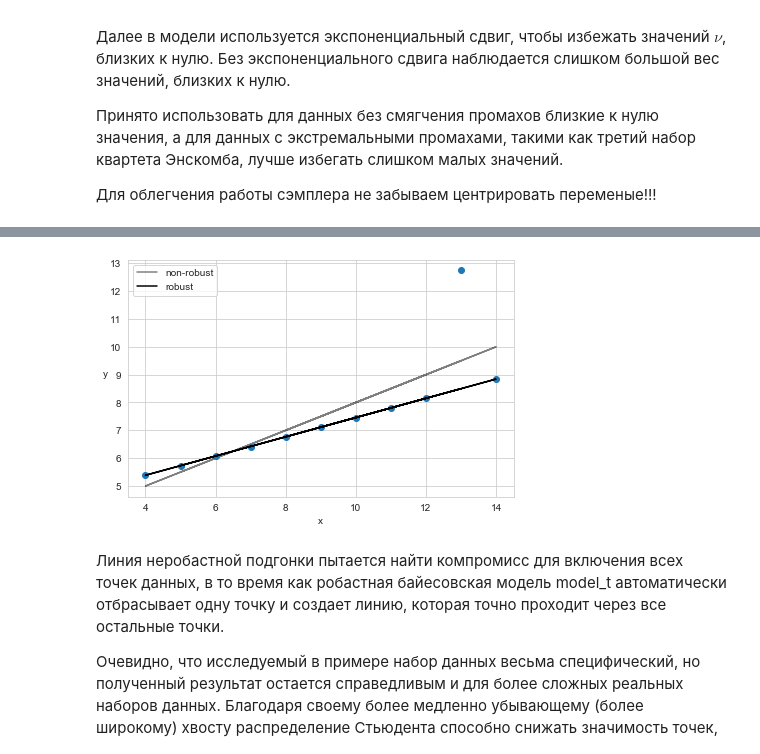
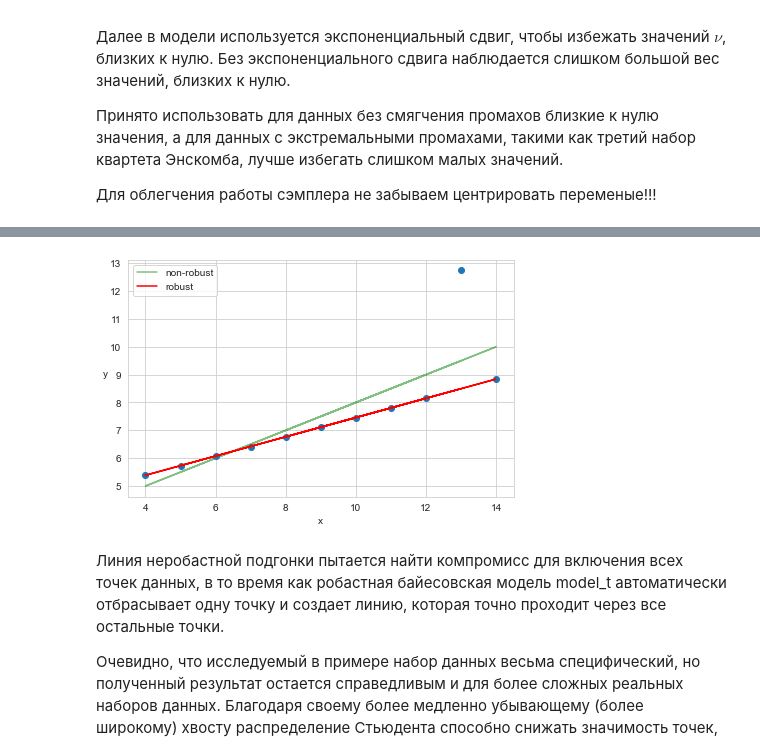
Before and after one commit to kshilin/pymc3, a Jupyter notebook: talk03/ML-10-01-Bayes03.ipynb, the cells around one changed output, grey strips where cells are left out. Cells and saved outputs as stored; diff of their text form; code cells hidden in the pictures.

```diff
--- a/talk03/ML-10-01-Bayes03.ipynb
+++ b/talk03/ML-10-01-Bayes03.ipynb
@@ -150,7 +162,7 @@ with pm.Model() as model_gc:
     β = pm.Normal('β', mu=0, sd=1)
     ε = pm.HalfCauchy('ε', 10)
 
-    y_pred = pm.Normal('y_pred', mu= α + β * x, sd=ε, observed=y)
+    y_pred = pm.Normal('ypred', mu= α + β * x, sd=ε, observed=y)
 
     trace_gc = pm.sample(3000, tune=1000)
 az.plot_trace(trace_gc, var_names=['α', 'β', 'ε']);
@@ -373,19 +411,19 @@ The acceptance probability does not match the target. It is 0.8819470336324955,
 # %%
 beta_c, alpha_c = stats.linregress(x, y)[:2]
 
-plt.plot(x, (alpha_c + beta_c * x), 'k', label='non-robust', alpha=0.5)
+plt.plot(x, (alpha_c + beta_c * x), 'green', label='non-robust', alpha=0.5)
 plt.plot(x, y, 'C0o')
 alpha_m = trace_t['α'].mean()
 beta_m  = trace_t['β'].mean()
 
-plt.plot(x, alpha_m + beta_m * x, c='k', label='robust')
+plt.plot(x, alpha_m + beta_m * x, c='red', label='robust')
 
 plt.xlabel('x')
 plt.ylabel('y', rotation=0)
 plt.legend(loc=2)
 plt.tight_layout()
 # %% [output]
-[figure, old version]
+[figure, new version]
 # %% [markdown]
 Линия неробастной подгонки пытается найти компромисс для включения всех точек данных, в то время как робастная байесовская модель model_t автоматически отбрасывает одну точку и создает линию, которая точно проходит через все остальные точки.
 
```
Also changed, not shown: parts of 20 cells of this notebook, 5 other files.
